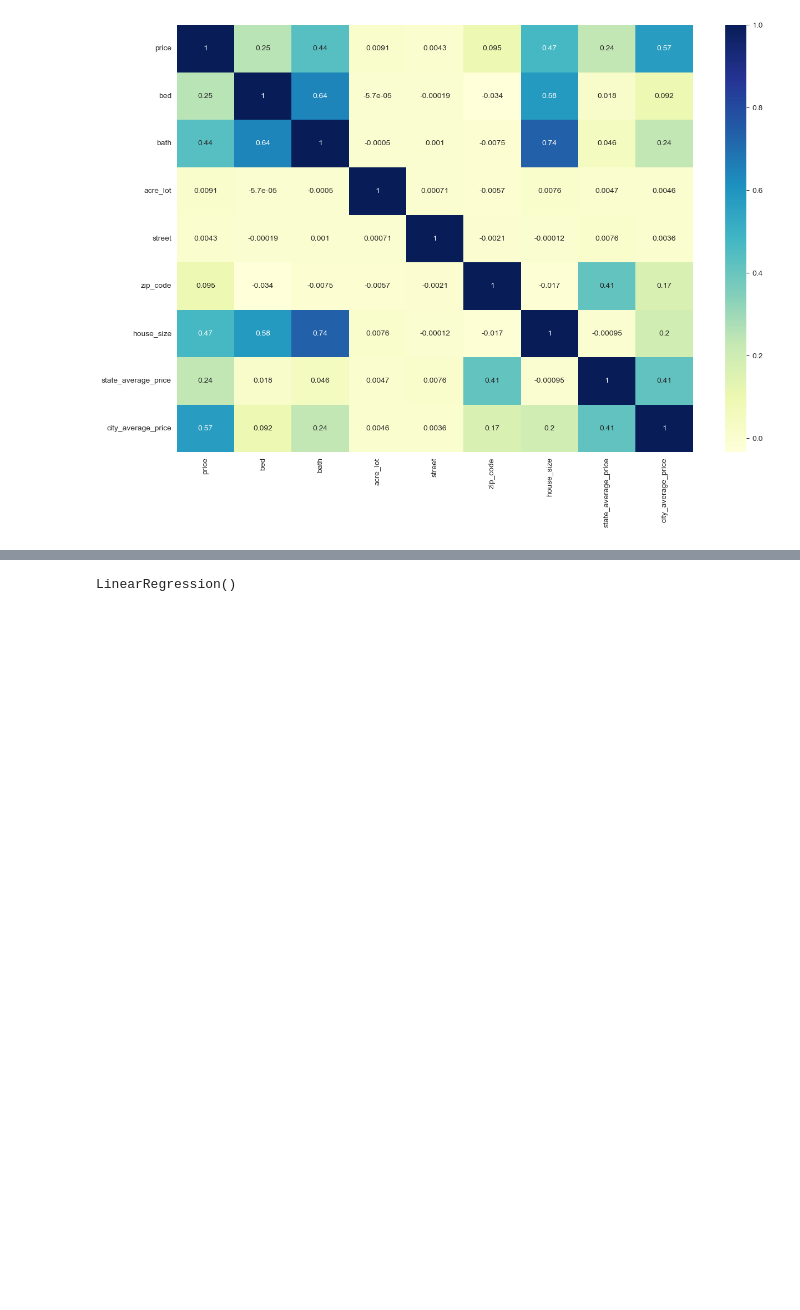
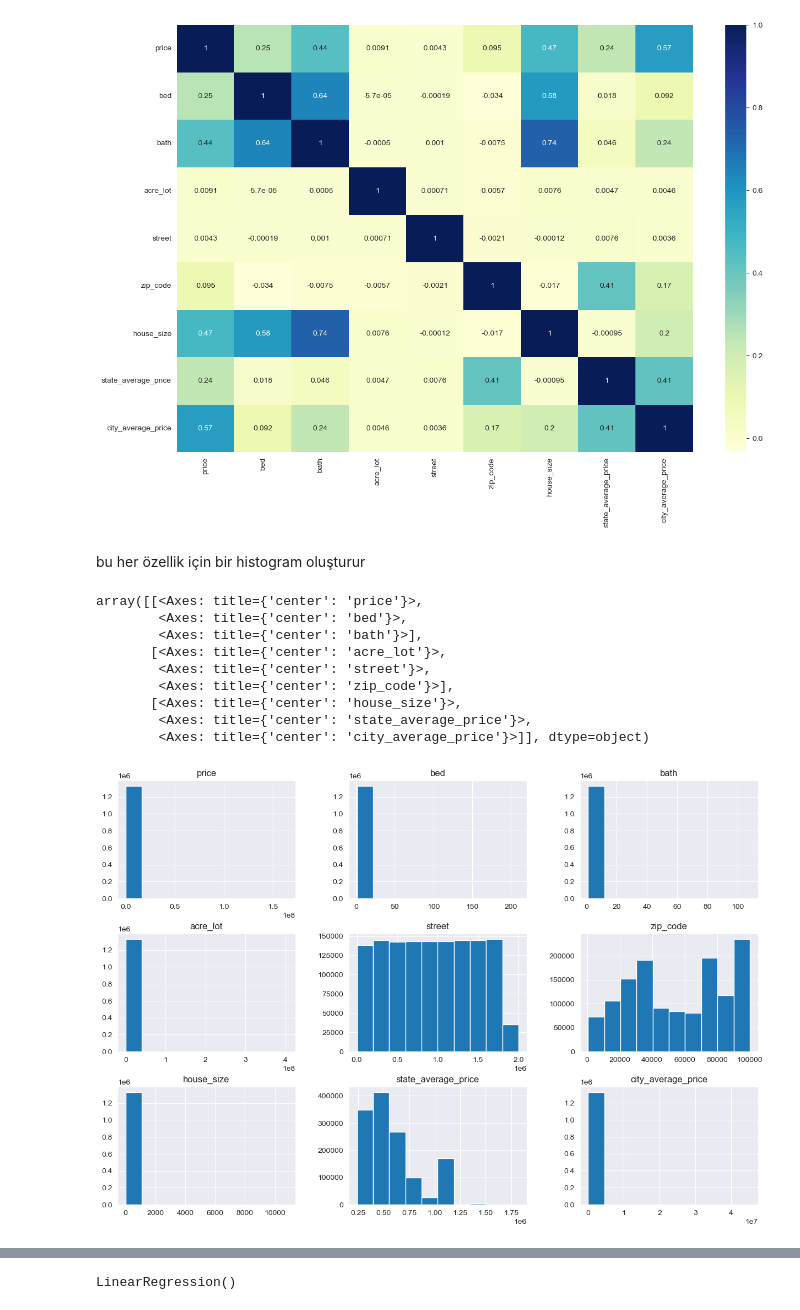
Before and after one commit to AmrWalidi/house-price-prediction-, a Jupyter notebook: house_price_prediction.ipynb, the cells around one changed output, grey strips where cells are left out. Cells and saved outputs as stored; diff of their text form; code cells hidden in the pictures; blank space fills up the shorter version.

```diff
--- a/house_price_prediction.ipynb
+++ b/house_price_prediction.ipynb
@@ -165,3 +183,18 @@ sns.heatmap(df6.corr(), annot=True, cmap="YlGnBu")
 # %% [output]
 <Axes: >
 [figure]
+# %% [markdown]
+bu her özellik için bir histogram oluşturur
+# %%
+df6.hist(figsize=(15, 10))
+# %% [output]
+array([[<Axes: title={'center': 'price'}>,
+        <Axes: title={'center': 'bed'}>,
+        <Axes: title={'center': 'bath'}>],
+       [<Axes: title={'center': 'acre_lot'}>,
+        <Axes: title={'center': 'street'}>,
+        <Axes: title={'center': 'zip_code'}>],
+       [<Axes: title={'center': 'house_size'}>,
+        <Axes: title={'center': 'state_average_price'}>,
+        <Axes: title={'center': 'city_average_price'}>]], dtype=object)
+[figure, added]
```
Also changed, not shown: parts of 40 cells of this notebook, 2 other files.
